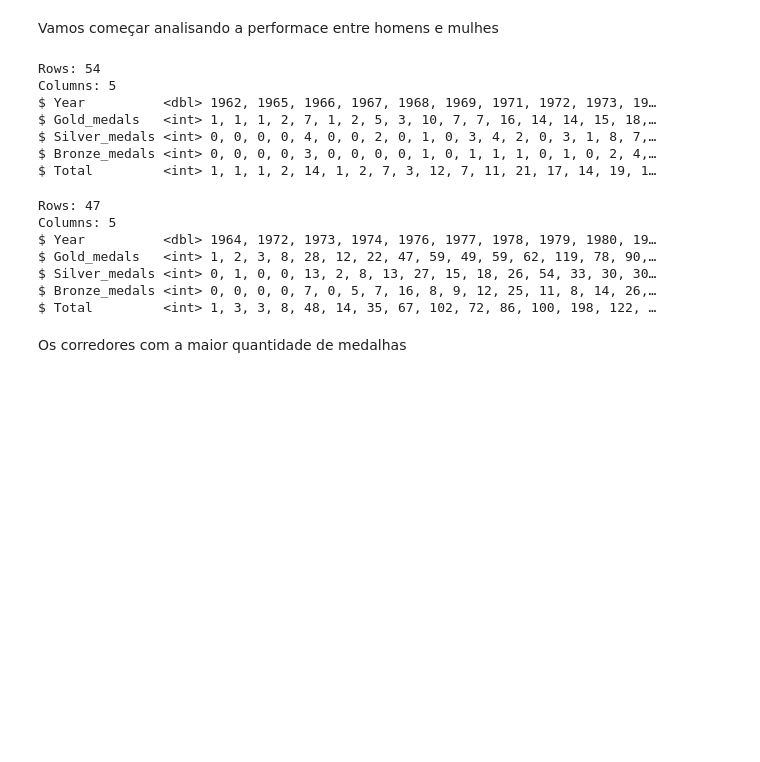
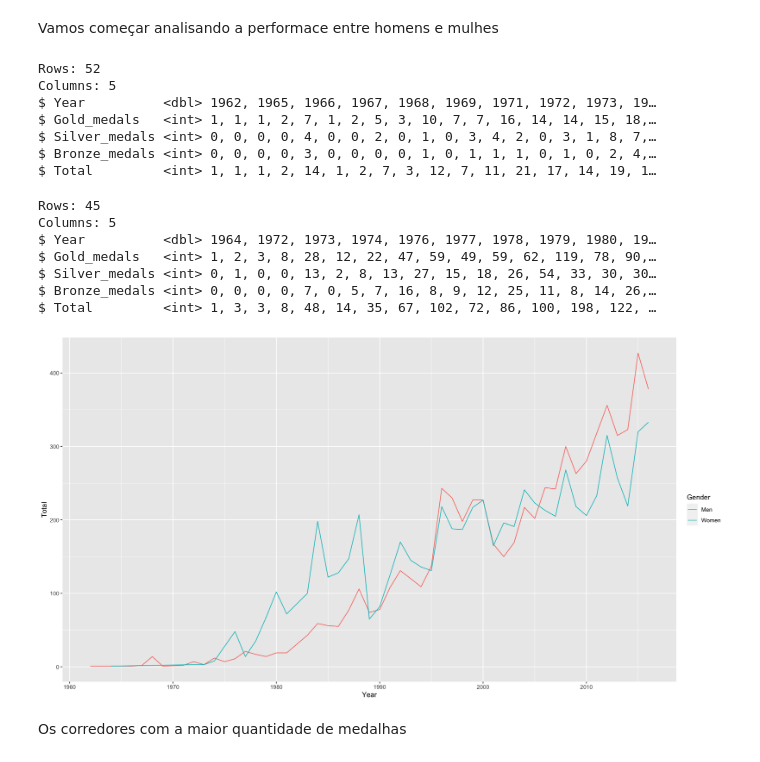
Before and after one commit to TomasLira/Sprint-and-Marathon-analysis, a Jupyter notebook: ExploratoryAnalysisRunners.ipynb, the cells around one changed output. Cells and saved outputs as stored; diff of their text form; code cells hidden in the pictures; blank space fills up the shorter version.

```diff
--- a/ExploratoryAnalysisRunners.ipynb
+++ b/ExploratoryAnalysisRunners.ipynb
@@ -68,6 +68,7 @@ runners_women$Year <- year(runners_women$Date)
 # %%
 performance_runners_men <- runners_men |>
 group_by(Year) |>
+filter(Year <= 2016) |>
 summarise(
     Gold_medals = sum(Place == 1,na.rm = TRUE),
     Silver_medals = sum(Place == 2,na.rm = TRUE),
@@ -76,7 +77,7 @@ summarise(
 )
 glimpse(performance_runners_men)
 # %% [output]
-Rows: 54
+Rows: 52
 Columns: 5
 $ Year          <dbl> 1962, 1965, 1966, 1967, 1968, 1969, 1971, 1972, 1973, 19…
 $ Gold_medals   <int> 1, 1, 1, 2, 7, 1, 2, 5, 3, 10, 7, 7, 16, 14, 14, 15, 18,…
@@ -86,6 +87,7 @@ $ Total         <int> 1, 1, 1, 2, 14, 1, 2, 7, 3, 12, 7, 11, 21, 17, 14, 19, 1
 # %%
 performance_runners_women <- runners_women |>
 group_by(Year) |>
+filter(Year <= 2016) |>
 summarise(
     Gold_medals = sum(Place == 1,na.rm = TRUE),
     Silver_medals = sum(Place == 2,na.rm = TRUE),
@@ -94,10 +96,17 @@ summarise(
 )
 glimpse(performance_runners_women)
 # %% [output]
-Rows: 47
+Rows: 45
 Columns: 5
 $ Year          <dbl> 1964, 1972, 1973, 1974, 1976, 1977, 1978, 1979, 1980, 19…
 $ Gold_medals   <int> 1, 2, 3, 8, 28, 12, 22, 47, 59, 49, 59, 62, 119, 78, 90,…
 $ Silver_medals <int> 0, 1, 0, 0, 13, 2, 8, 13, 27, 15, 18, 26, 54, 33, 30, 30…
 $ Bronze_medals <int> 0, 0, 0, 0, 7, 0, 5, 7, 16, 8, 9, 12, 25, 11, 8, 14, 26,…
 $ Total         <int> 1, 3, 3, 8, 48, 14, 35, 67, 102, 72, 86, 100, 198, 122, …
+# %%
+performance_runners_men$Gender <- "Men"
+performance_runners_women$Gender <- "Women"
+combined_data_performance_runners <- rbind(performance_runners_men, performance_runners_women)
+ggplot(data = combined_data_performance_runners, aes(x = Year, y = Total, color = Gender)) + geom_line() + scale_x_continuous(breaks = seq(1960, 2015, 10))
+# %% [output]
+[figure, added]
```
Also changed, not shown: parts of 8 cells of this notebook.
